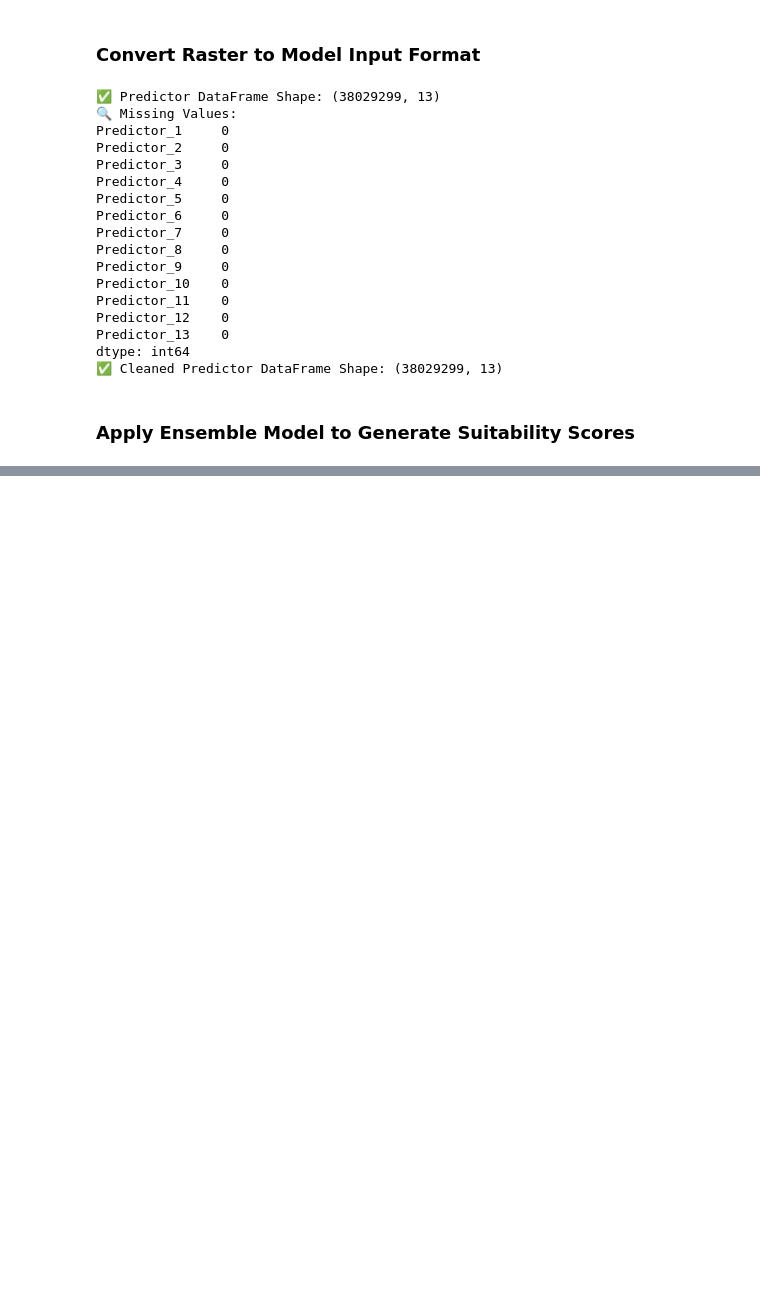
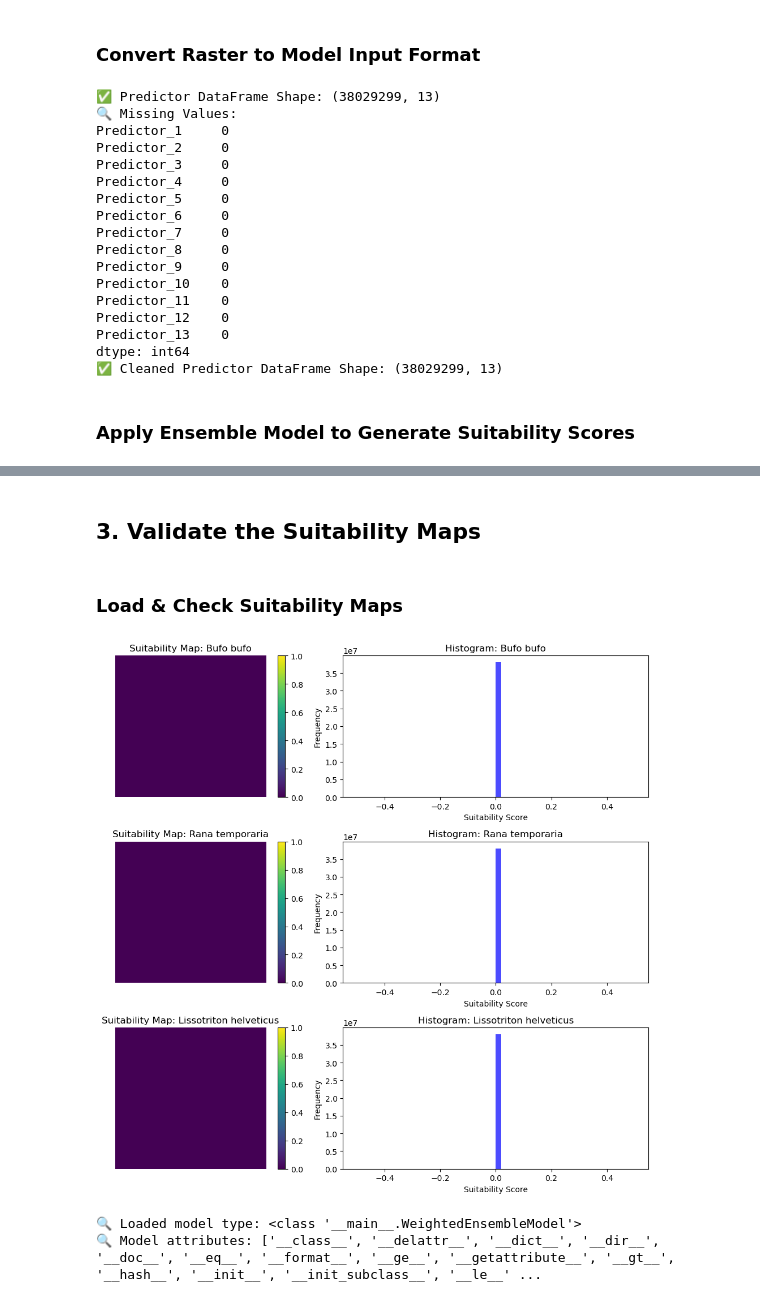
Before and after one commit to Mavisan6/MScThesis-MaviSantarelli, a Jupyter notebook: notebooks/2_Ensemble Modelling/6_Spatial_Mapping.ipynb, the cells around one changed output, grey strips where cells are left out. Saved outputs shown, nothing was run; the diff lists cells and outputs as text; code cells hidden in the pictures; blank space fills up the shorter version.

```diff
--- a/notebooks/2_Ensemble Modelling/6_Spatial_Mapping.ipynb
+++ b/notebooks/2_Ensemble Modelling/6_Spatial_Mapping.ipynb
@@ -246,5 +247,13 @@ stacked_array = np.stack(stacked_data, axis=0)
 
 # Check stacked raster shape
 print(f"✅ Stacked raster shape: {stacked_array.shape}")
+
+# Save the stacked raster
+meta.update(count=len(stacked_data), dtype=rasterio.float32)
+
+with rasterio.open(stacked_raster_path, "w", **meta) as dst:
+    dst.write(stacked_array.astype(rasterio.float32))
+
+print(f"✅ Stacked raster saved at: {stacked_raster_path}")
 # %% [output]
 ✅ Stacked raster shape: (13, 5971, 6369)
@@ -344,0 +409,66 @@ RasterioIOError: C:/GIS_Course/MScThesis-MaviSantarelli/data/Predictors/Stacked_
+# %% [markdown]
+## 3. Validate the Suitability Maps
+# %% [markdown]
+### **Load & Check Suitability Maps**
+# %%
+import rasterio
+import matplotlib.pyplot as plt
+import numpy as np
+import os
+
+# Define paths to suitability maps
+suitability_dir = r"C:\GIS_Course\MScThesis-MaviSantarelli\results\Suitability_Maps"
+species_list = ["Bufo bufo", "Rana temporaria", "Lissotriton helveticus"]
+
+# Create subplots
+fig, axes = plt.subplots(nrows=len(species_list), ncols=2, figsize=(12, 10))
+
+# Iterate through each species
+for i, species in enumerate(species_list):
+    file_path = os.path.join(suitability_dir, f"{species}_Suitability_Map.tif")
+
+    if not os.path.exists(file_path):
+        print(f"⚠️ Missing suitability map for {species}. Skipping.")
+        continue
+
+    # Load raster
+    with rasterio.open(file_path) as src:
+        suitability_data = src.read(1)  # Read first band
+        meta = src.meta.copy()
+
+    # Plot raster map
+    ax1 = axes[i, 0]
+    img = ax1.imshow(suitability_data, cmap="viridis", vmin=0, vmax=1)
+    ax1.set_title(f"Suitability Map: {species}")
+    ax1.axis("off")
+    fig.colorbar(img, ax=ax1, fraction=0.046, pad=0.04)
+
+    # Plot histogram
+    ax2 = axes[i, 1]
+    ax2.hist(suitability_data.ravel(), bins=50, color='blue', alpha=0.7)
+    ax2.set_title(f"Histogram: {species}")
+    ax2.set_xlabel("Suitability Score")
+    ax2.set_ylabel("Frequency")
+
+plt.tight_layout()
+plt.show()
+# %% [output]
+[figure, added]
+# %%
+import joblib
+import os
+
+# Define paths
+model_dir = r"C:\GIS_Course\MScThesis-MaviSantarelli\results\Models\Weighted_Ensemble"
+species = "Bufo bufo"
+model_path = os.path.join(model_dir, f"{species}_Final_Ensemble_Model.pkl")
+
+# Load the saved model
+ensemble_model = joblib.load(model_path)
+
+# Print object type and attributes
+print(f"🔍 Loaded model type: {type(ensemble_model)}")
+print(f"🔍 Model attributes: {dir(ensemble_model)}")
+# %% [output]
+🔍 Loaded model type: <class '__main__.WeightedEnsembleModel'>
+🔍 Model attributes: ['__class__', '__delattr__', '__dict__', '__dir__', '__doc__', '__eq__', '__format__', '__ge__', '__getattribute__', '__gt__', '__hash__', '__init__', '__init_subclass__', '__le__' ...
```
Also changed, not shown: parts of 7 cells of this notebook, 4 other files.
